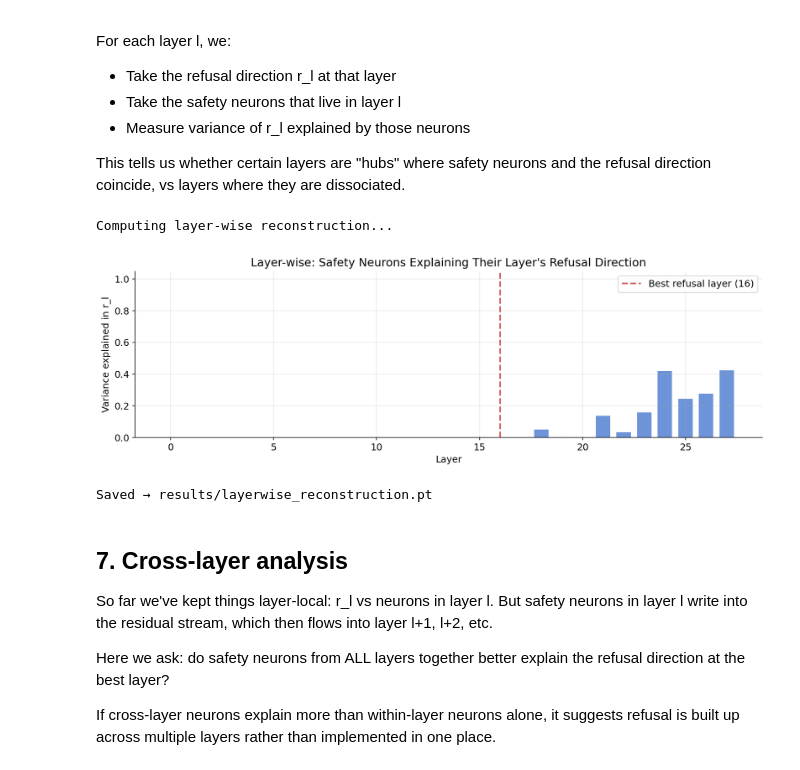
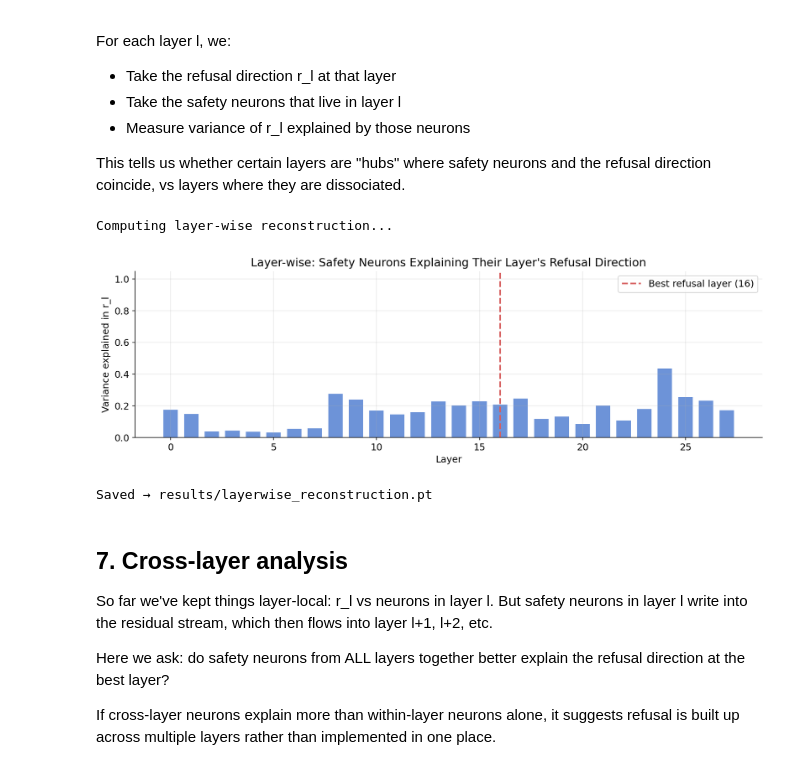
Before and after one commit to jefri021/from-neurons-to-directions, a Jupyter notebook: notebooks/03-exp1-geometric.ipynb, the cells around one changed output. Saved outputs shown, nothing was run; the diff lists cells and outputs as text; code cells hidden in the pictures.

```diff
--- a/notebooks/03-exp1-geometric.ipynb
+++ b/notebooks/03-exp1-geometric.ipynb
@@ -342,6 +342,7 @@ and the refusal direction coincide, vs layers where they are dissociated.
 print("Computing layer-wise reconstruction...")
 
 layerwise_results = {}
+
 
 for layer_idx in range(n_layers):
     if (layer_idx, -1) not in directions:
@@ -355,42 +356,44 @@ for layer_idx in range(n_layers):
     r_l = directions[(layer_idx, best_pos)]   # refusal direction at this layer
 
     # Safety neurons in this layer only
-    layer_neurons = [
-        (l, n) for l, n in top_500 if l == layer_idx
-    ]
+    all_neurons = []
+    for neuron_idx, score_val in enumerate(scores[layer_idx].tolist()):
+        all_neurons.append((score_val, layer_idx, neuron_idx))
+    all_neurons.sort(key=lambda x: x[0], reverse=True)
+    layer_neurons = [(layer_idx, neuron_idx) for _, layer_idx, neuron_idx in all_neurons[:50]]
 
     if len(layer_neurons) == 0:
         layerwise_results[layer_idx] = 0.0
         continue
 
     # Get their output vectors
     neuron_indices = [n for _, n in layer_neurons]
     vecs = neuron_output_vectors(instruct_model, layer_idx, neuron_indices)
 
     ve = variance_explained(r_l, vecs)
     layerwise_results[layer_idx] = ve
 
 # Plot as a bar chart using plot_layer_alignment (repurposing for layer-wise VE)
 fig, ax = plt.subplots(figsize=(12, 4))
 layers = sorted(layerwise_results.keys())
 values = [layerwise_results[l] for l in layers]
 ax.bar(layers, values, color="#4878CF", alpha=0.8, width=0.7)
 ax.axvline(best_layer, color="#D65F5F", linewidth=2, linestyle="--",
            label=f"Best refusal layer ({best_layer})")
 ax.set_xlabel("Layer")
 ax.set_ylabel("Variance explained in r_l")
 ax.set_title("Layer-wise: Safety Neurons Explaining Their Layer's Refusal Direction")
 ax.set_ylim(0, 1.05)
 ax.legend()
 plt.tight_layout()
 plt.savefig("/kaggle/working/from-neurons-to-directions/exp1_layerwise.png", dpi=150)
 plt.show()
 
 torch.save(layerwise_results, "/kaggle/working/from-neurons-to-directions/layerwise_reconstruction.pt")
 print("Saved → results/layerwise_reconstruction.pt")
 # %% [output]
 Computing layer-wise reconstruction...
-[figure, old version]
+[figure, new version]
 Saved → results/layerwise_reconstruction.pt
 # %% [markdown]
 ## 7. Cross-layer analysis
```
Also changed, not shown: parts of 3 cells of this notebook.
